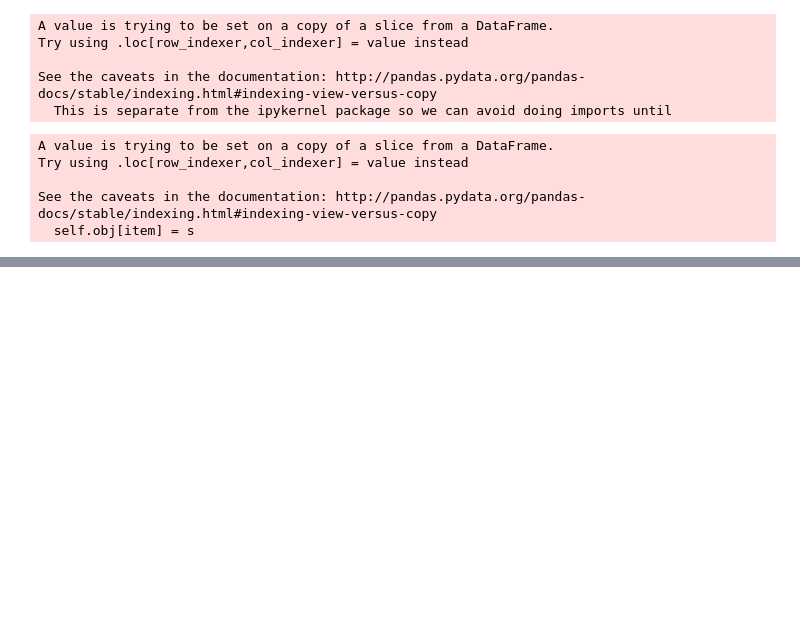
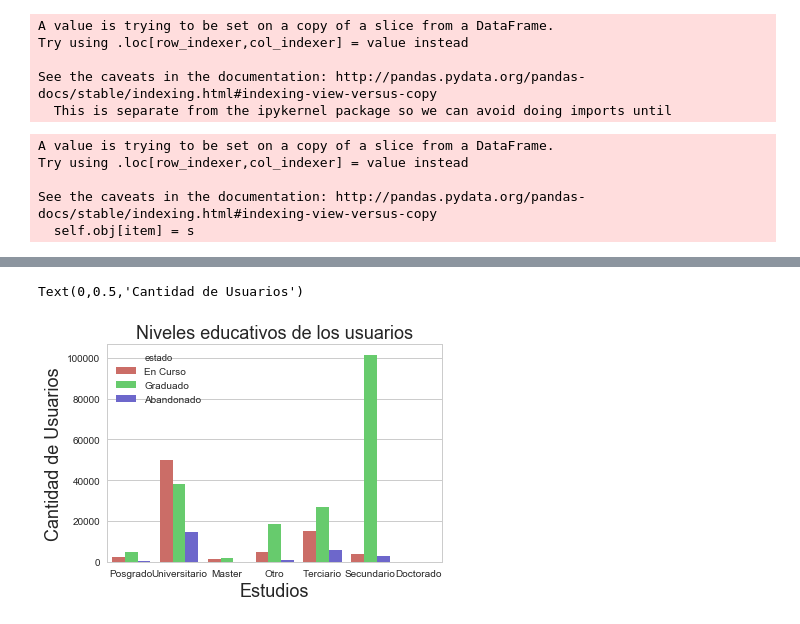
Before and after one commit to silvestriandres/BackUP, a Jupyter notebook: TrabajoPractico01_Analisis.ipynb, the cells around one changed output, grey strips where cells are left out. Cells and saved outputs as stored; diff of their text form; code cells hidden in the pictures; blank space fills up the shorter version.

```diff
--- a/TrabajoPractico01_Analisis.ipynb
+++ b/TrabajoPractico01_Analisis.ipynb
@@ -438,0 +474,11 @@ postulantes.loc[(postulantes.edad >= 40) & (postulantes.edad <= 45), 'rango_edad
+# %%
+postulantes.loc[postulantes.nombre == 'Terciario/Tecnico', 'nombre'] = 'Terciario'
+# %%
+# A CONTINUACIÓN GRAFICAMOS LOS DIFERENTES NIVELES EDUCATIVOS DE LOS USUARIOS.
+g = sns.countplot(x="nombre", hue="estado", data=postulantes, palette="hls")
+g.set_title("Niveles educativos de los usuarios", fontsize=18)
+g.set_xlabel("Estudios", fontsize=18)
+g.set_ylabel("Cantidad de Usuarios", fontsize=18)
+# %% [output]
+Text(0,0.5,'Cantidad de Usuarios')
+[figure, added]
```
Also changed, not shown: parts of 13 cells of this notebook.
